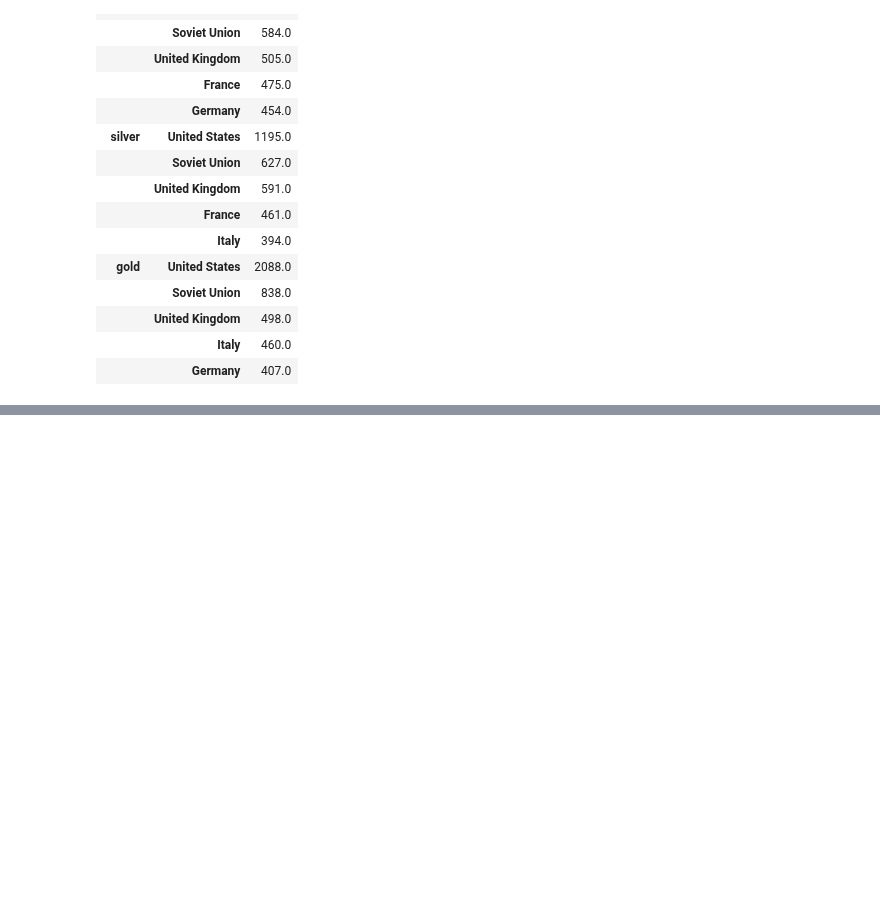
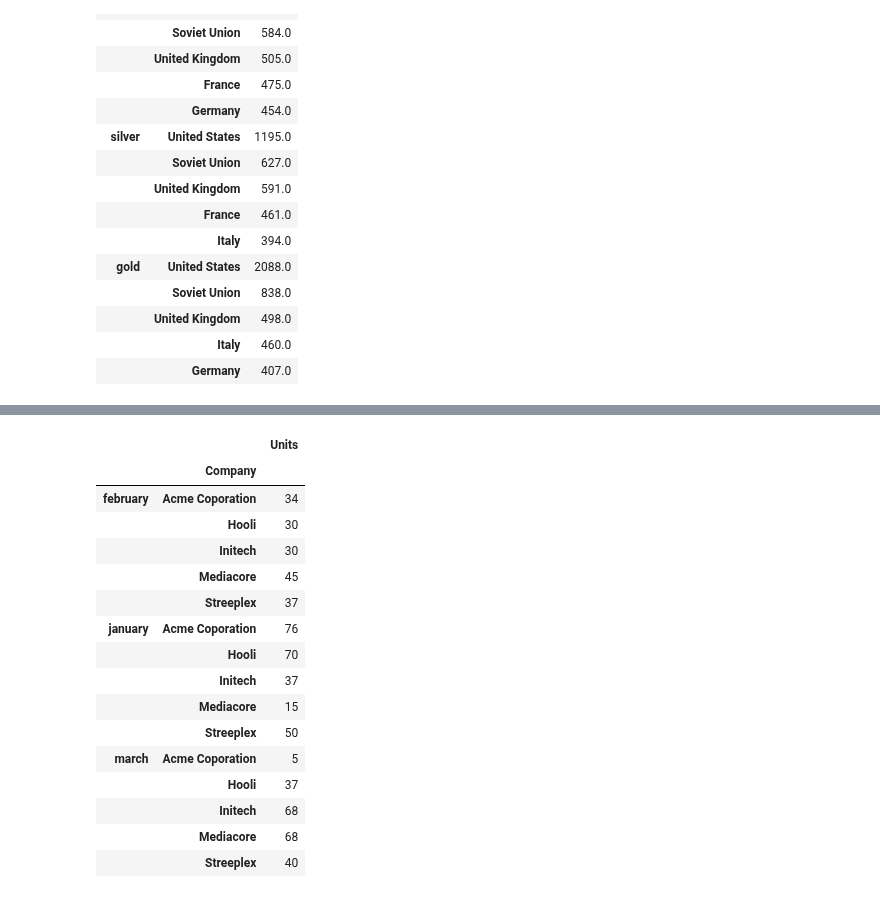
Before and after one commit to sushant2811/pythonAndStatsForDS, a Jupyter notebook: advancedPandas.ipynb, the cells around one changed output, grey strips where cells are left out. Drawn from its saved outputs; the diff is of its cells as text; code cells hidden in the pictures; blank space fills up the shorter version.

Commit message:
Joins using pd.concat

```diff
--- a/advancedPandas.ipynb
+++ b/advancedPandas.ipynb
@@ -2221,0 +2250,8 @@ pd.concat(medals, axis = 'rows', keys=['bronze', 'silver', 'gold'])
+# %%
+monthList = [('january', jan), ('february', feb), ('march', mar)]
+# %%
+monthDict = {}
+
+for month, monthDF in monthList:
+
+    monthDict[month] = monthDF.groupby('Company').sum()
@@ -2221,0 +2340,20 @@ pd.concat(medals, axis = 'rows', keys=['bronze', 'silver', 'gold'])
+# %%
+pd.concat(monthDict, axis = 'rows')
+# %% [output]
+|  |  | Units |
+|  | Company |  |
+| february | Acme Coporation | 34 |
+|  | Hooli | 30 |
+|  | Initech | 30 |
+|  | Mediacore | 45 |
+|  | Streeplex | 37 |
+| january | Acme Coporation | 76 |
+|  | Hooli | 70 |
+|  | Initech | 37 |
+|  | Mediacore | 15 |
+|  | Streeplex | 50 |
+| march | Acme Coporation | 5 |
+|  | Hooli | 37 |
+|  | Initech | 68 |
+|  | Mediacore | 68 |
+|  | Streeplex | 40 |
```
Also changed, not shown: parts of 19 cells of this notebook.
